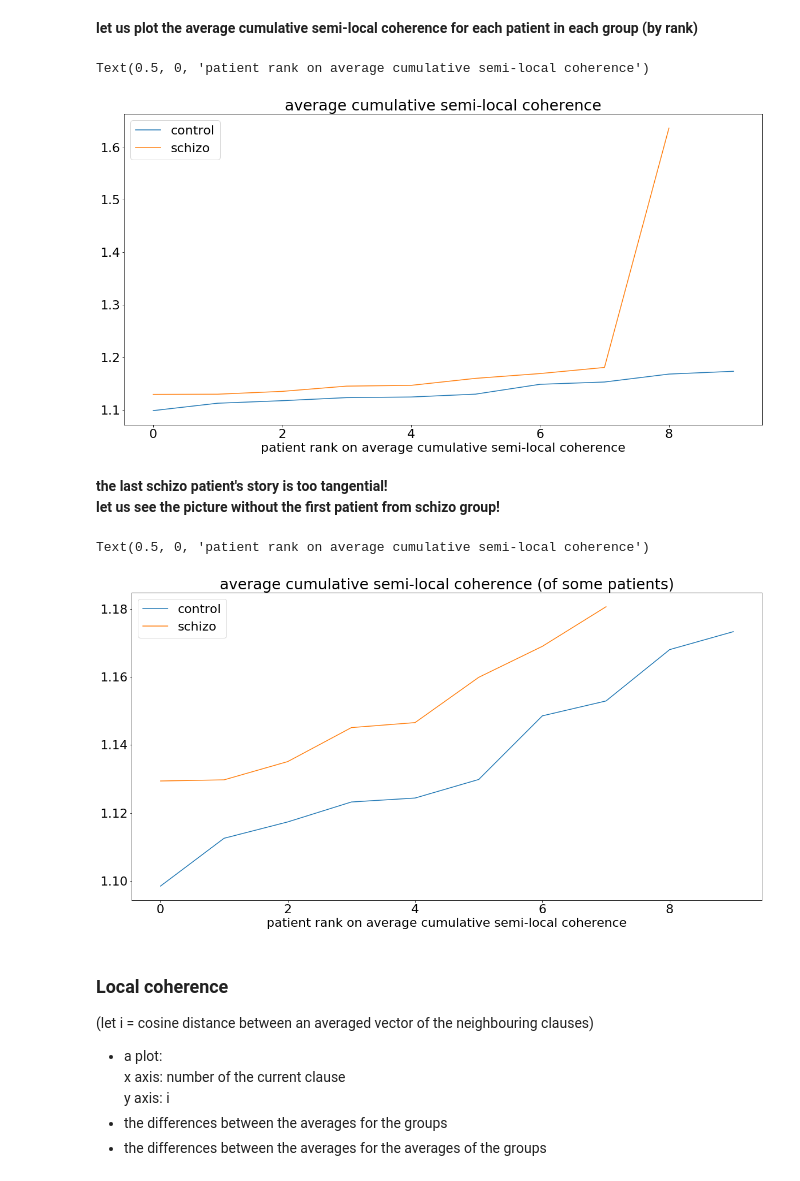
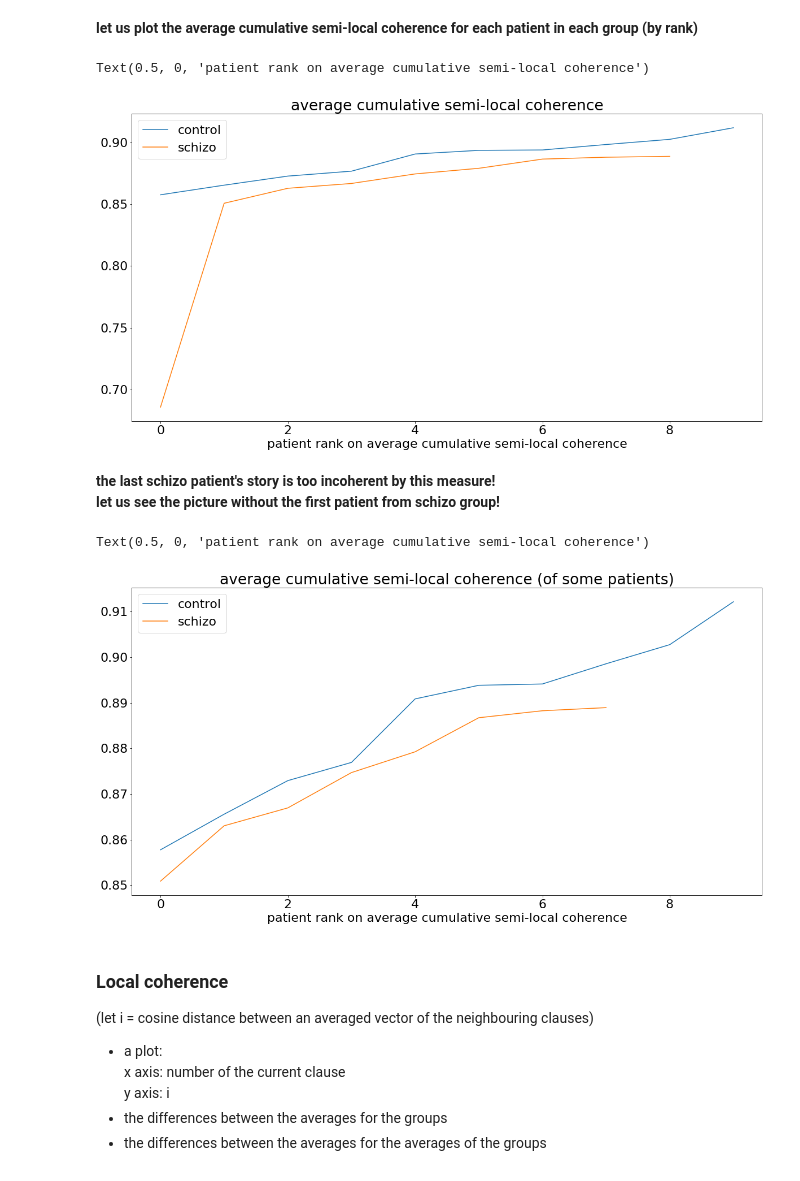
Before and after one commit to flying-bear/modeling_schizo, a Jupyter notebook: modeling_schizo.ipynb, the cells around one changed output. Cells and saved outputs as stored; diff of their text form; code cells hidden in the pictures.

```diff
--- a/modeling_schizo.ipynb
+++ b/modeling_schizo.ipynb
@@ -546,16 +532,16 @@ model.wv.most_similar(positive=['депрессия', 'мания', 'психо
 # %% [markdown]
 ### let us get an idf-weighted average vector for each clause in a file
 # %%
-def get_file_clause_vectors(clauses, model='w2v'):
+def get_file_clause_vectors(clauses, mod='w2v'):
     clauses_array = []
     for clause in clauses:
         clause_vect_array = []
         clause_idf_array = []
         for word in clause:
             try:
-                if model == 'w2v':
+                if mod == 'w2v':
                     vect = model.wv[word]
-                elif model == 'lsi':
+                elif mod == 'lsi':
                     vect = [x[1] for x in vectorized_corpus[dct.token2id['не']]]
                 else:
                     raise ValueError('Improper model name. Use "lsi" or "w2v" - the default option.')
@@ -586,7 +581,7 @@ NameError: name 'model' is not defined
 here I will redifine cosine similarity because I am retarded
 # %%
 def cos_sim(v1, v2):
-    return np.dot(v1, v2)/(np.linalg.norm(v1)*np.linalg.norm(v2))
+    return np.inner(v1, v2)/(np.linalg.norm(v1)*np.linalg.norm(v2))
 # %% [markdown]
 <h3>Semi-local coherence</h3>
 <ul>
@@ -601,14 +596,14 @@ def cos_sim(v1, v2):
     </li>
 </ul>
 # %%
-def get_cumulative_semi_loc_coh_array(clauses, model='w2v'):
-    clause_vectors = get_file_clause_vectors(clauses, model)
+def get_cumulative_semi_loc_coh_array(clauses, mod='w2v'):
+    clause_vectors = get_file_clause_vectors(clauses, mod)
     cumulative_semi_loc_coh_array = []
     for i in range(len(clause_vectors)):
         if i:
             cumulative_semi_loc_coh_array.append(
                 cos_sim(np.mean(clause_vectors[:i], axis=0), clause_vectors[i]))
-    return [1/x for x in cumulative_semi_loc_coh_array]
+    return cumulative_semi_loc_coh_array
 # %% [markdown]
 let us try our first semi-local coherence metric on a short example
 # %%
@@ -776,19 +771,19 @@ plt.title(label='average cumulative semi-local coherence')
 plt.xlabel('patient rank on average cumulative semi-local coherence')
 # %% [output]
 Text(0.5, 0, 'patient rank on average cumulative semi-local coherence')
-[figure, old version]
+[figure, new version]
 # %% [markdown]
-__the last schizo patient's story is too tangential! <br>
+__the last schizo patient's story is too incoherent by this measure! <br>
 let us see the picture without the first patient from schizo group!__
 # %%
 plt.plot(sorted(patient_average_cum_semi_loc_coh['control']), label='control')
-plt.plot(sorted(patient_average_cum_semi_loc_coh['schizo'])[:-1], label='schizo')
+plt.plot(sorted(patient_average_cum_semi_loc_coh['schizo'])[1:], label='schizo')
 plt.legend()
 plt.title(label='average cumulative semi-local coherence (of some patients)')
 plt.xlabel('patient rank on average cumulative semi-local coherence')
 # %% [output]
 Text(0.5, 0, 'patient rank on average cumulative semi-local coherence')
-[figure, old version]
+[figure, new version]
 # %% [markdown]
 ### Local coherence
 (let i = cosine distance between an averaged vector of the neighbouring clauses)
```
Also changed, not shown: parts of 24 cells of this notebook, 27 other files.
